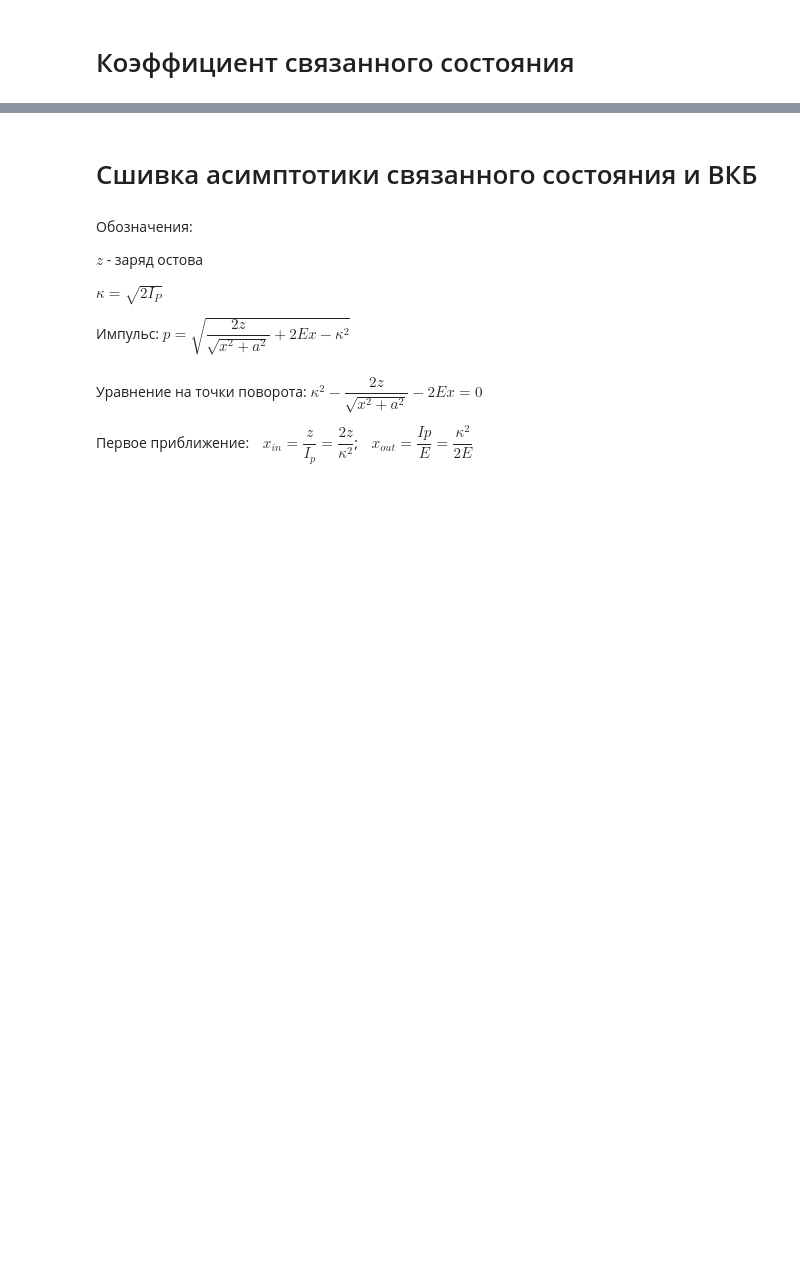
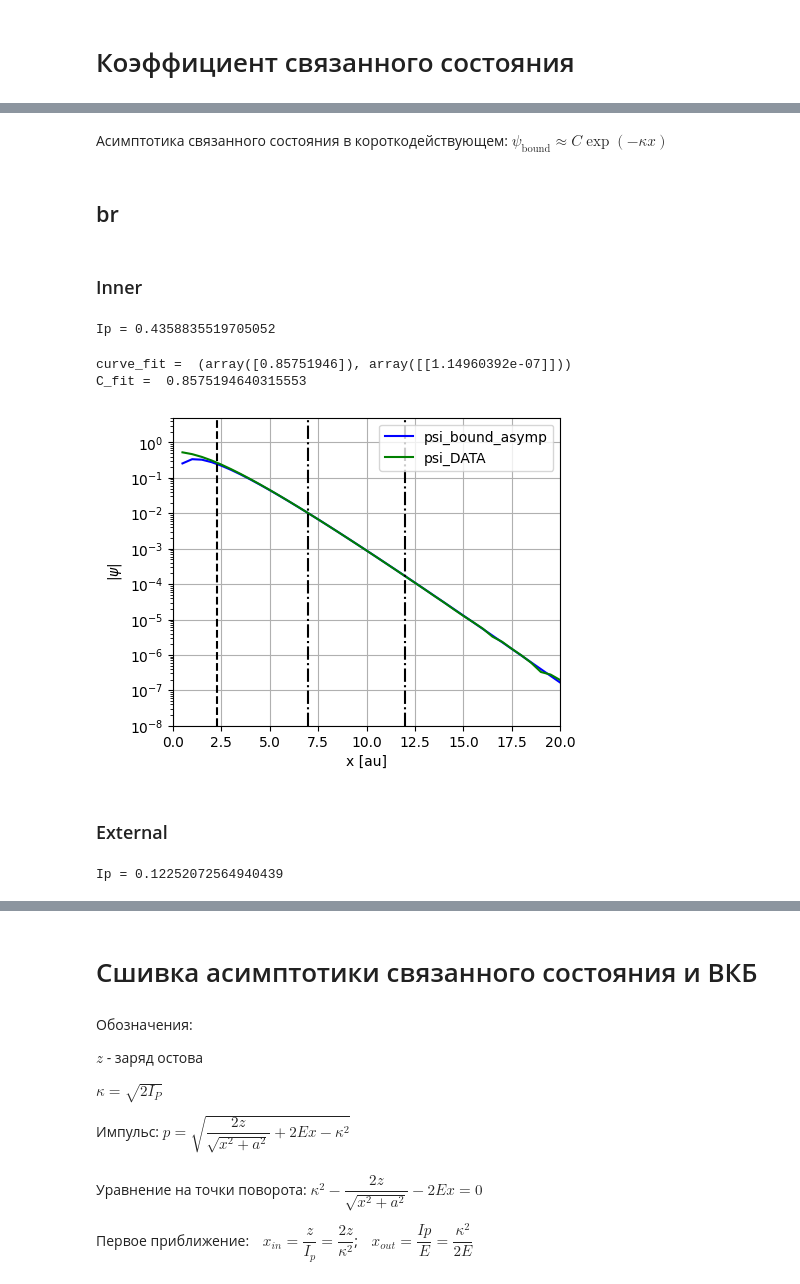
Before and after one commit to DenTyur/RSSFM, a Jupyter notebook: src/analitic/AsymptoticCoefficient/Shivka.ipynb, the cells around one changed output, grey strips where cells are left out. Saved outputs shown, nothing was run; the diff lists cells and outputs as text; code cells hidden in the pictures; blank space fills up the shorter version.

```diff
--- a/src/analitic/AsymptoticCoefficient/Shivka.ipynb
+++ b/src/analitic/AsymptoticCoefficient/Shivka.ipynb
@@ -13,2 +18,4 @@ AU_TO_EV = 27.2113961317875
 def psi_bound_asymp(x, C, z, kappa):
     return C*x**(z/kappa)*np.exp(-kappa * x)
+# %% [markdown]
+Асимптотика связанного состояния в короткодействующем: $\psi_{\text{bound}} \approx C \exp(-\kappa x)$
@@ -14,0 +26,60 @@ def psi_bound_asymp(x, C, z, kappa):
+# %% [markdown]
+## br
+# %% [markdown]
+### Inner
+# %%
+z=1; Ip=11.861/AU_TO_EV
+kappa = np.sqrt(2*Ip)
+print(f"Ip = {Ip}")
+# %% [output]
+Ip = 0.4358835519705052
+# %%
+# применимость асимптотики
+x_asymp = z/Ip
+
+# начальное состояния из DATA
+path = "/home/denis/Programs/atoms_and_ions/DATA/br/br1e1d_N120_dx05_inner.hdf5"
+with h5py.File(path, "r") as f:
+    x_DATA = f["Xspace/x0"][:]
+    psi_im = f["WaveFunction/psi_im"][:]
+    psi_re = f["WaveFunction/psi_re"][:]
+    psi_DATA = psi_re + 1j*psi_im
+
+# вырезаем только положительные x
+mask = (x_DATA > 0.01)
+x_DATA = x_DATA[mask]
+psi_DATA = psi_DATA[mask]
+
+# фитируем с состоянием из DATA
+x_for_fit = [7, 12]
+mask = (x_DATA > x_for_fit[0]) & (x_DATA < x_for_fit[1])
+x_fit = x_DATA[mask]
+psi_initial_fit = psi_DATA[mask]
+curve_fit = sp.optimize.curve_fit(lambda x, C: np.abs(psi_bound_asymp(x, C, z, kappa)), x_fit, np.abs(psi_initial_fit))
+C_fit = np.abs(curve_fit[0][0])
+print("curve_fit = ", curve_fit)
+print("C_fit = ", C_fit)
+
+# график
+fig, ax = plt.subplots(1, 1, figsize = (5, 4))
+ax.plot(x_DATA, np.abs(psi_bound_asymp(x_DATA, C_fit, z, kappa)), color="blue", label="psi_bound_asymp")
+ax.plot(x_DATA, np.abs(psi_DATA), color="green", label="psi_DATA")
+ax.axvline(x_asymp, color='black', linestyle='--')
+ax.axvline(x_for_fit[0], color='black', linestyle='-.')
+ax.axvline(x_for_fit[1], color='black', linestyle='-.')
+# ax.set(xlim=[0, 2], ylim=[0, 0.1])
+ax.set(xlim=[0, 20], ylim=[1e-8, 5], xlabel="x [au]", ylabel=r"$|\psi|$")
+ax.set_yscale("log")
+ax.grid(); ax.legend();
+# %% [output]
+curve_fit =  (array([0.85751946]), array([[1.14960392e-07]]))
+C_fit =  0.8575194640315553
+[figure, added]
+# %% [markdown]
+### External
+# %%
+z=None; Ip=3.33396/AU_TO_EV
+kappa = np.sqrt(2*Ip)
+print(f"Ip = {Ip}")
+# %% [output]
+Ip = 0.12252072564940439
```
Also changed, not shown: parts of 14 cells of this notebook, 4 other files.
